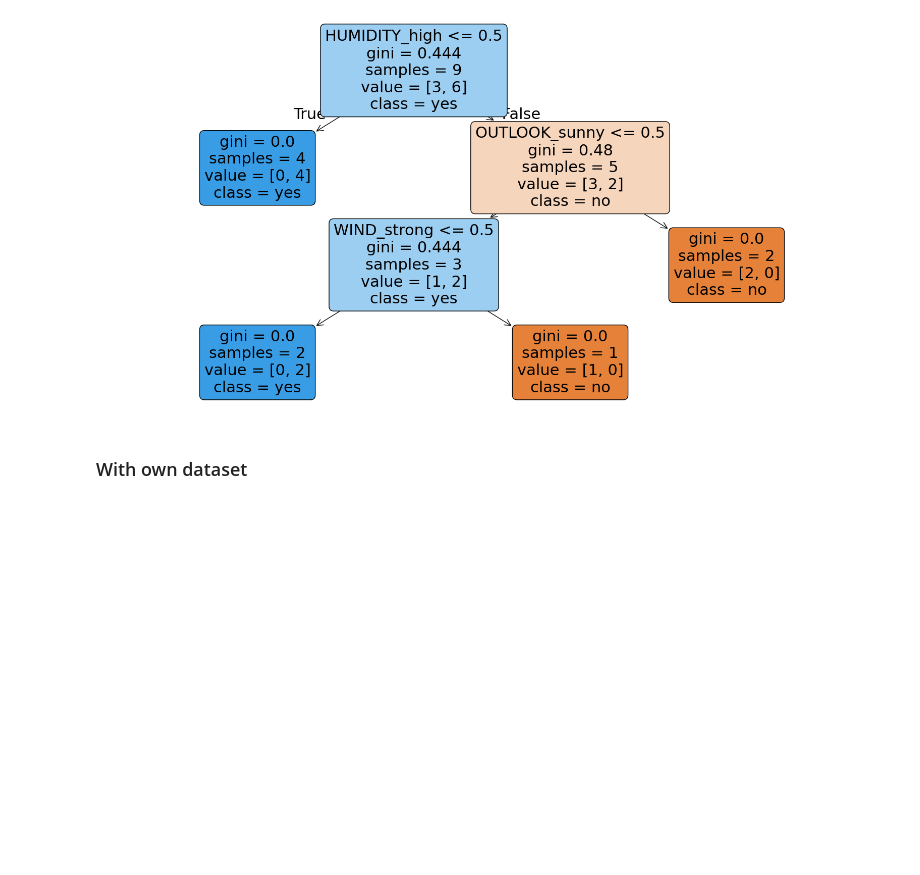
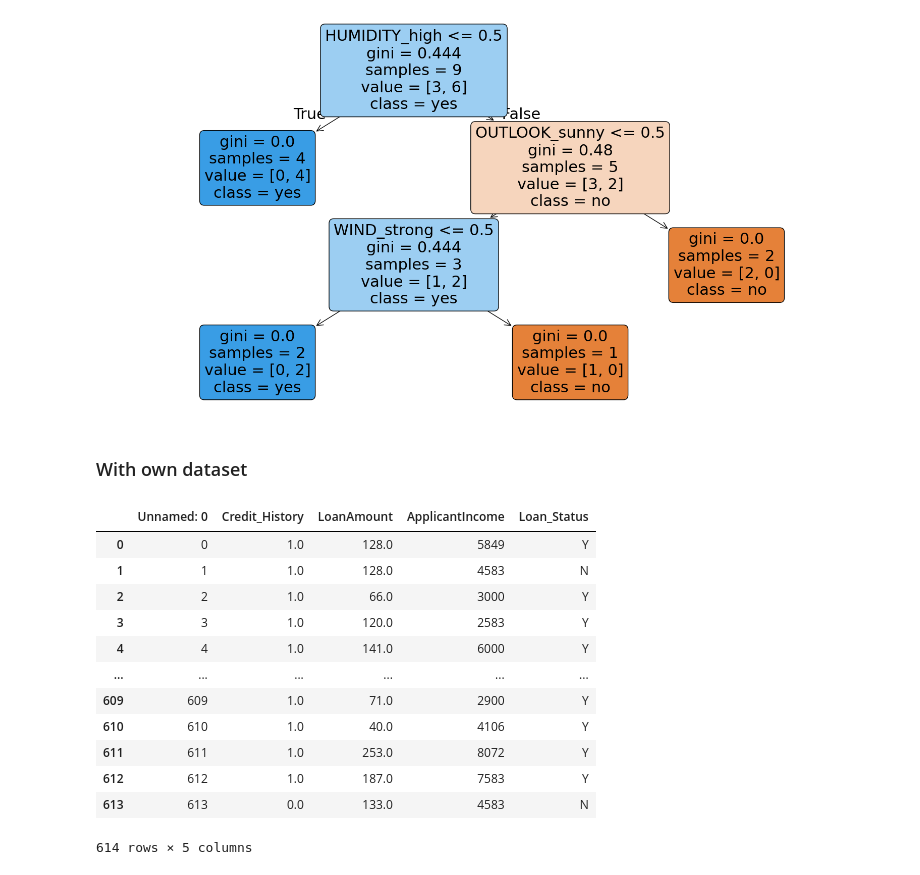
Before and after one commit to Yugesh-003/ML-lab, a Jupyter notebook: Classification/Decision_Tree.ipynb, the cells around one changed output. Cells and saved outputs as stored; diff of their text form; code cells hidden in the pictures; blank space fills up the shorter version.

```diff
--- a/Classification/Decision_Tree.ipynb
+++ b/Classification/Decision_Tree.ipynb
@@ -62,3 +62,20 @@ plt.show()
 [figure]
 # %% [markdown]
 ### With own dataset
+# %%
+df = pd.read_csv("../datasets/Loan_status.csv")
+df
+# %% [output]
+|  | Unnamed: 0 | Credit_History | LoanAmount | ApplicantIncome | Loan_Status |
+| 0 | 0 | 1.0 | 128.0 | 5849 | Y |
+| 1 | 1 | 1.0 | 128.0 | 4583 | N |
+| 2 | 2 | 1.0 | 66.0 | 3000 | Y |
+| 3 | 3 | 1.0 | 120.0 | 2583 | Y |
+| 4 | 4 | 1.0 | 141.0 | 6000 | Y |
+| ... | ... | ... | ... | ... | ... |
+| 609 | 609 | 1.0 | 71.0 | 2900 | Y |
+| 610 | 610 | 1.0 | 40.0 | 4106 | Y |
+| 611 | 611 | 1.0 | 253.0 | 8072 | Y |
+| 612 | 612 | 1.0 | 187.0 | 7583 | Y |
+| 613 | 613 | 0.0 | 133.0 | 4583 | N |
+614 rows × 5 columns
```
Also changed, not shown: parts of 8 cells of this notebook, 1 other file.
